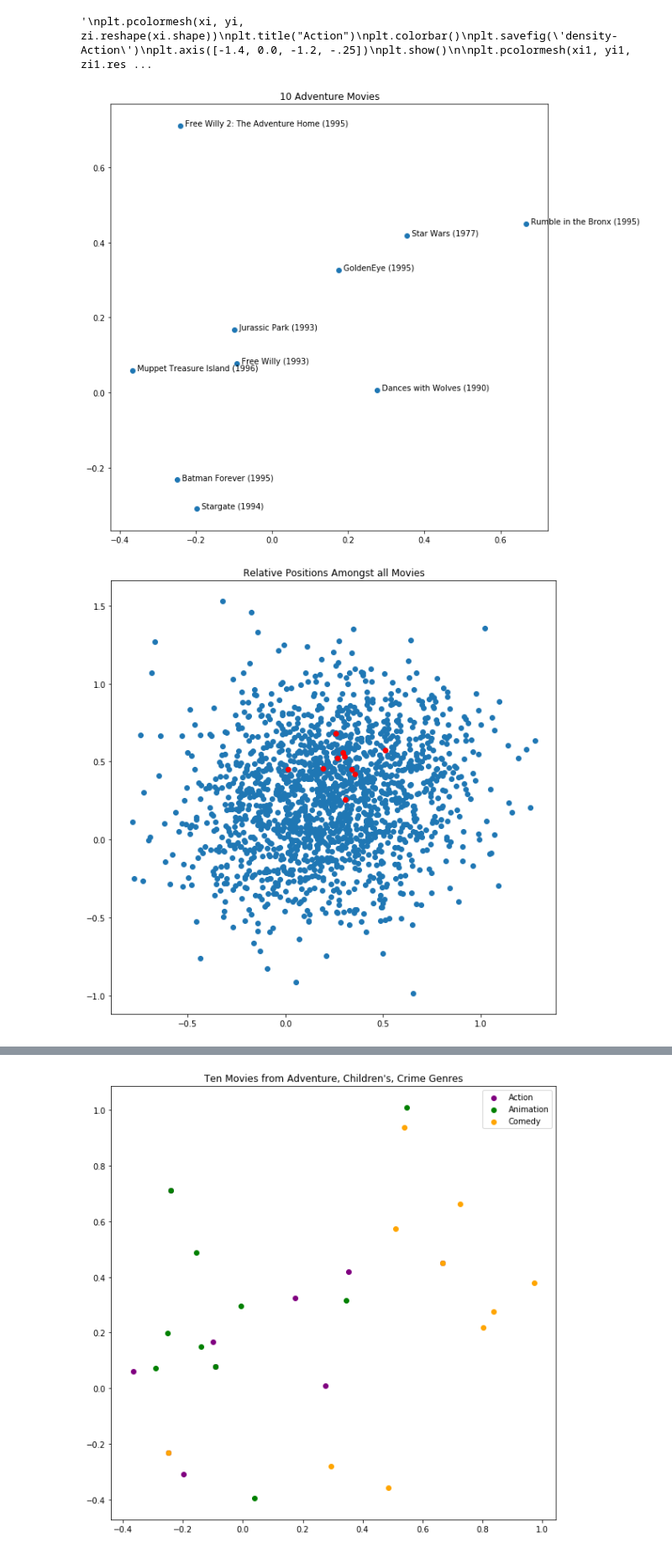
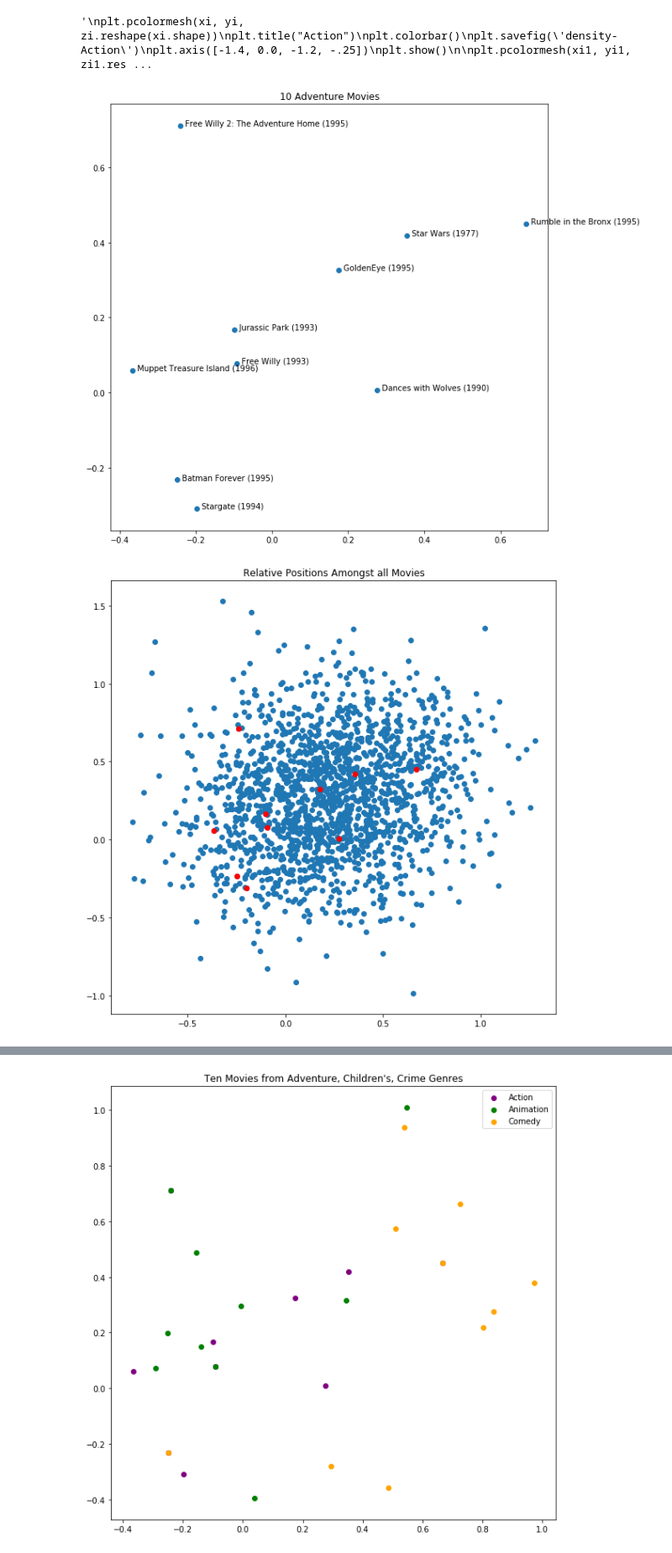
Before and after one commit to jwcomo66/miniproject2, a Jupyter notebook: MP2-bias.ipynb, the cells around one changed output, grey strips where cells are left out. Shown at 84% size. Drawn from its saved outputs; the diff is of its cells as text; code cells hidden in the pictures.

Commit message:
Matrix Visualization with Updated Final graphs

```diff
--- a/MP2-bias.ipynb
+++ b/MP2-bias.ipynb
@@ -505,35 +505,35 @@ genre_1 = genres[:, 3]
 genre_1_movieid = []
 rating1 = []
 for i in range(len(genre_1)):
     if genre_1[i] == '1':
         genre_1_movieid.append(genres[i][0])
 m1 = np.zeros([2, 10])
 for i in range(2):
     for j in range(10):
         index = genre_1_movieid[j]
         m1[i][j] = V_s[i][int(index) - 1]
 
 
 movie_ids = genre_1_movieid[:10]
 
 fig, ax1 = plt.subplots()
 plt.scatter(m1[0], m1[1])
 plt.title("10 Adventure Movies")
 
 #annotate with movie names
 for i, movie_id in enumerate(movie_ids):
     title = str(titles[int(movie_id) - 1][1])
     ax1.annotate("  " + title, (m1[0][i], m1[1][i]))
 
 plt.show()
 
 plt.scatter(V_s[0], V_s[1])
-plt.scatter(pop_best[0], pop_best[1], color = "red")
+plt.scatter(m1[0], m1[1], color = "red")
 plt.title("Relative Positions Amongst all Movies")
 plt.show()
 # %% [output]
 [figure]
-[figure, old version]
+[figure, new version]
 # %%
 # Children's Movies
 # -1.4 0
```
Also changed, not shown: parts of 2 cells of this notebook.
